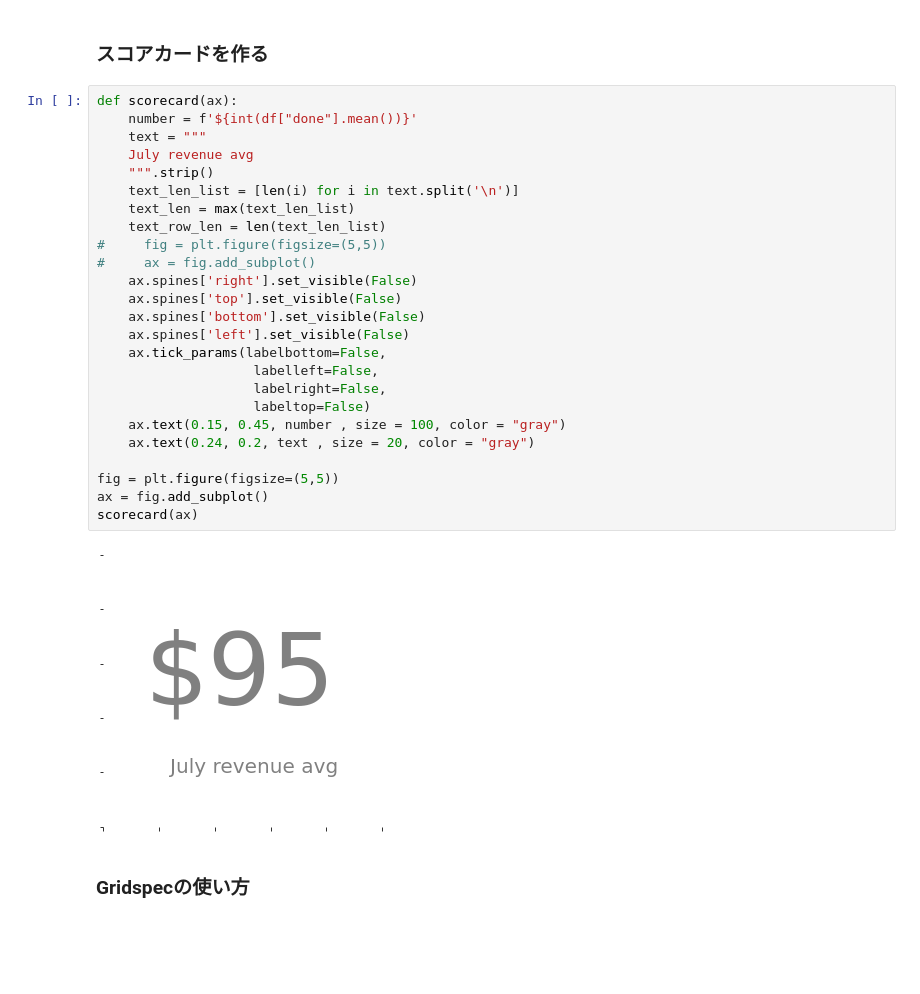
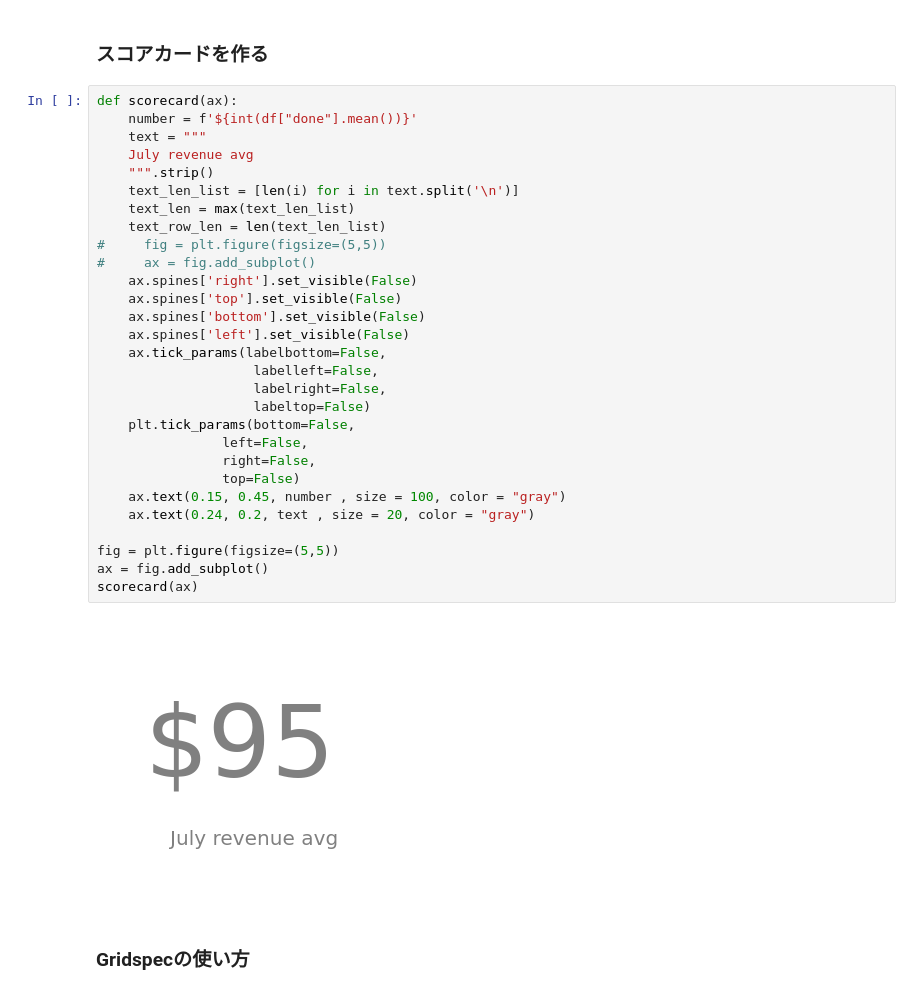
Before and after one commit to yujikawa/mypage, a Jupyter notebook: source/study/tips_matplotlib/matplotlib.ipynb, the cells around one changed output. Cells and saved outputs as stored; diff of their text form; blank space fills up the shorter version.

```diff
--- a/source/study/tips_matplotlib/matplotlib.ipynb
+++ b/source/study/tips_matplotlib/matplotlib.ipynb
@@ -63,30 +63,34 @@ line_plot(ax)
 # %%
 def scorecard(ax):
     number = f'${int(df["done"].mean())}'
     text = """
     July revenue avg
     """.strip()
     text_len_list = [len(i) for i in text.split('\n')]
     text_len = max(text_len_list)
     text_row_len = len(text_len_list)
 #     fig = plt.figure(figsize=(5,5))
 #     ax = fig.add_subplot()
     ax.spines['right'].set_visible(False)
     ax.spines['top'].set_visible(False)
     ax.spines['bottom'].set_visible(False)
     ax.spines['left'].set_visible(False)
     ax.tick_params(labelbottom=False,
                     labelleft=False,
                     labelright=False,
                     labeltop=False)
+    plt.tick_params(bottom=False,
+                left=False,
+                right=False,
+                top=False)
     ax.text(0.15, 0.45, number , size = 100, color = "gray")
     ax.text(0.24, 0.2, text , size = 20, color = "gray")
 
 fig = plt.figure(figsize=(5,5))
 ax = fig.add_subplot()
 scorecard(ax)
 # %% [output]
-[figure, old version]
+[figure, new version]
 # %% [markdown]
 ### Gridspecの使い方
 # %%
```
Also changed, not shown: parts of 1 cell of this notebook, 6 other files.
